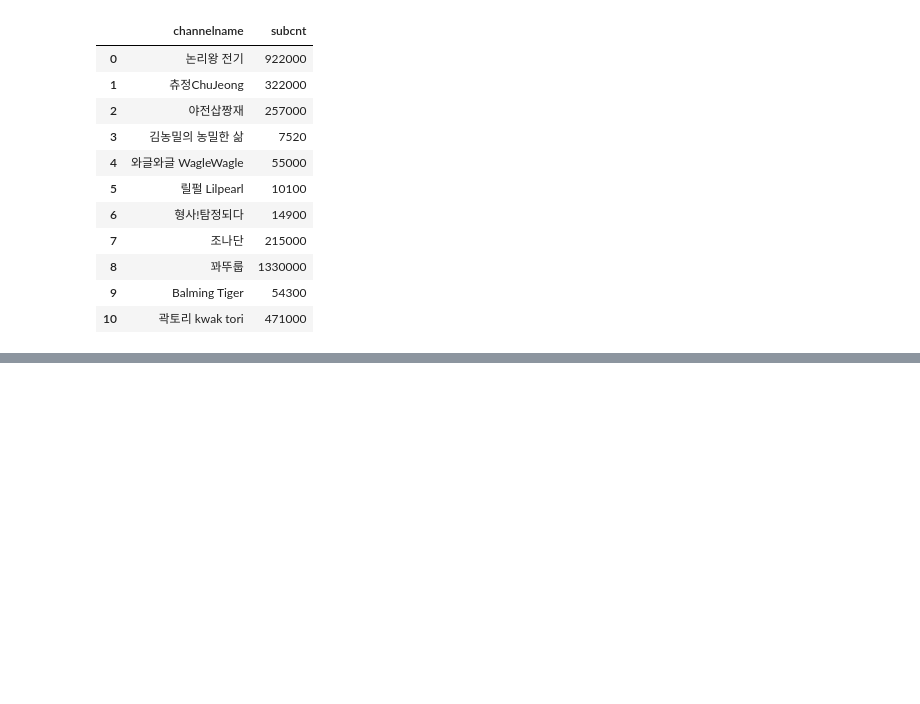
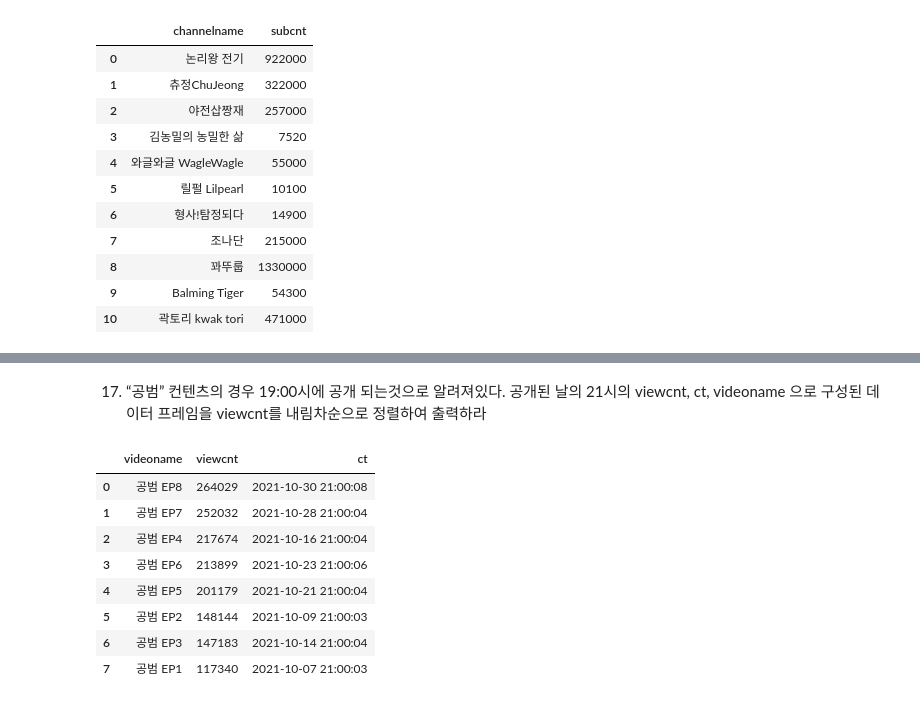
Before and after one commit to HyunJW/Pandas_practice, a Jupyter notebook: 빅분기실기연습/작업_1유형.ipynb, the cells around one changed output, grey strips where cells are left out. Saved outputs shown, nothing was run; the diff lists cells and outputs as text; code cells hidden in the pictures; blank space fills up the shorter version.

```diff
--- a/빅분기실기연습/작업_1유형.ipynb
+++ b/빅분기실기연습/작업_1유형.ipynb
@@ -195,0 +244,4 @@ channel[channel['ct'] >= pd.to_datetime('2021-10-03')].sort_values('ct').drop_du
+# %%
+video['date'] = video['ct'].dt.date
+video = video.sort_values('ct')
+video.groupby('videoname')[['date']].first().reset_index()
@@ -195,0 +258,15 @@ channel[channel['ct'] >= pd.to_datetime('2021-10-03')].sort_values('ct').drop_du
+# %% [markdown]
+17. “공범” 컨텐츠의 경우 19:00시에 공개 되는것으로 알려져있다. 공개된 날의 21시의 viewcnt, ct, videoname 으로 구성된 데이터 프레임을 viewcnt를 내림차순으로 정렬하여 출력하라
+# %%
+video['time'] = video['ct'].dt.hour
+video[video['time'] == 21][['viewcnt', 'ct', 'videoname']].groupby('videoname').first().sort_values('viewcnt', ascending=False).reset_index()
+# %% [output]
+|  | videoname | viewcnt | ct |
+| 0 | 공범 EP8 | 264029 | 2021-10-30 21:00:08 |
+| 1 | 공범 EP7 | 252032 | 2021-10-28 21:00:04 |
+| 2 | 공범 EP4 | 217674 | 2021-10-16 21:00:04 |
+| 3 | 공범 EP6 | 213899 | 2021-10-23 21:00:06 |
+| 4 | 공범 EP5 | 201179 | 2021-10-21 21:00:04 |
+| 5 | 공범 EP2 | 148144 | 2021-10-09 21:00:03 |
+| 6 | 공범 EP3 | 147183 | 2021-10-14 21:00:04 |
+| 7 | 공범 EP1 | 117340 | 2021-10-07 21:00:03 |
```
Also changed, not shown: parts of 12 cells of this notebook.
